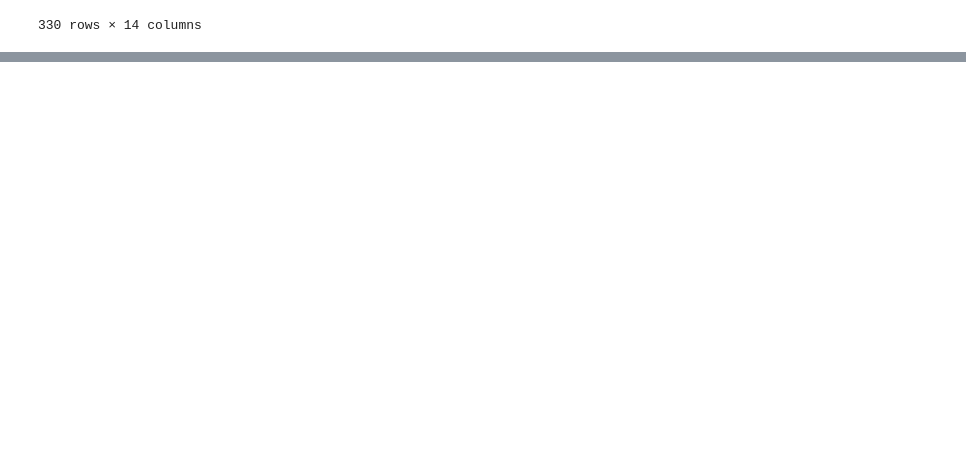
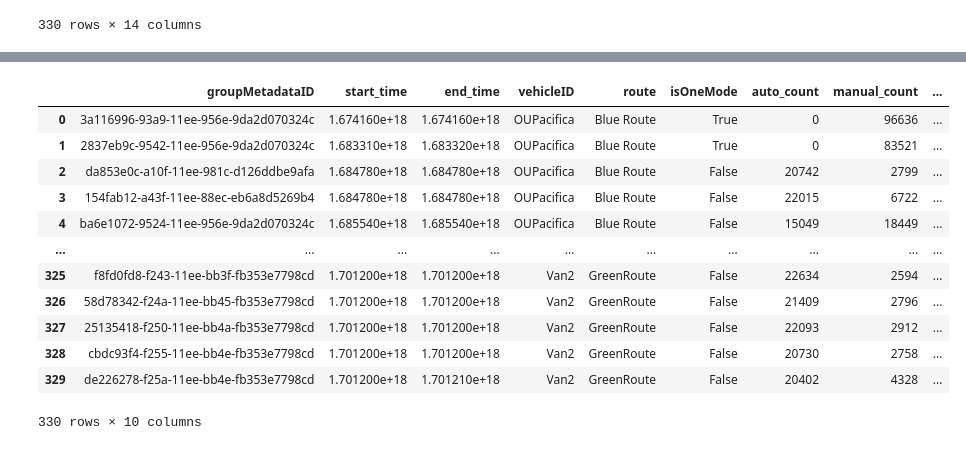
Before and after one commit to vHepp/TDMprivate, a Jupyter notebook: code/1_mode runs.ipynb, the cells around one changed output, grey strips where cells are left out. Cells and saved outputs as stored; diff of their text form; code cells hidden in the pictures; blank space fills up the shorter version.

```diff
--- a/code/1_mode runs.ipynb
+++ b/code/1_mode runs.ipynb
@@ -194,0 +190,3 @@ final_merged.to_csv("./data/ads_data_index_analysis.csv", index=False)
+# %%
+ads_index = pd.read_csv('./data/ads_data_index_w_percentage.csv')
+ads_index.head()
@@ -194,0 +200,35 @@ final_merged.to_csv("./data/ads_data_index_analysis.csv", index=False)
+# %%
+ads_index["total_count"] = ads_index['auto_count'] + ads_index["manual_count"]
+
+cols = ['groupMetadataID',
+ 'start_time',
+ 'end_time',
+ #'nummsgs',
+ #'filebase',
+ #'folder',
+ 'vehicleID',
+ #'experimentID',
+ 'route',
+ 'isOneMode',
+ #'modes',
+ 'auto_count',
+ 'manual_count',
+ 'percent_auto',
+ 'total_count'
+ ]
+# %%
+ads_index[cols]
+# %% [output]
+|  | groupMetadataID | start_time | end_time | vehicleID | route | isOneMode | auto_count | manual_count | ... |
+| 0 | 3a116996-93a9-11ee-956e-9da2d070324c | 1.674160e+18 | 1.674160e+18 | OUPacifica | Blue Route | True | 0 | 96636 | ... |
+| 1 | 2837eb9c-9542-11ee-956e-9da2d070324c | 1.683310e+18 | 1.683320e+18 | OUPacifica | Blue Route | True | 0 | 83521 | ... |
+| 2 | da853e0c-a10f-11ee-981c-d126ddbe9afa | 1.684780e+18 | 1.684780e+18 | OUPacifica | Blue Route | False | 20742 | 2799 | ... |
+| 3 | 154fab12-a43f-11ee-88ec-eb6a8d5269b4 | 1.684780e+18 | 1.684780e+18 | OUPacifica | Blue Route | False | 22015 | 6722 | ... |
+| 4 | ba6e1072-9524-11ee-956e-9da2d070324c | 1.685540e+18 | 1.685540e+18 | OUPacifica | Blue Route | False | 15049 | 18449 | ... |
+| ... | ... | ... | ... | ... | ... | ... | ... | ... | ... |
+| 325 | f8fd0fd8-f243-11ee-bb3f-fb353e7798cd | 1.701200e+18 | 1.701200e+18 | Van2 | GreenRoute | False | 22634 | 2594 | ... |
+| 326 | 58d78342-f24a-11ee-bb45-fb353e7798cd | 1.701200e+18 | 1.701200e+18 | Van2 | GreenRoute | False | 21409 | 2796 | ... |
+| 327 | 25135418-f250-11ee-bb4a-fb353e7798cd | 1.701200e+18 | 1.701200e+18 | Van2 | GreenRoute | False | 22093 | 2912 | ... |
+| 328 | cbdc93f4-f255-11ee-bb4e-fb353e7798cd | 1.701200e+18 | 1.701200e+18 | Van2 | GreenRoute | False | 20730 | 2758 | ... |
+| 329 | de226278-f25a-11ee-bb4e-fb353e7798cd | 1.701200e+18 | 1.701210e+18 | Van2 | GreenRoute | False | 20402 | 4328 | ... |
+330 rows × 10 columns
```
Also changed, not shown: parts of 11 cells of this notebook.
